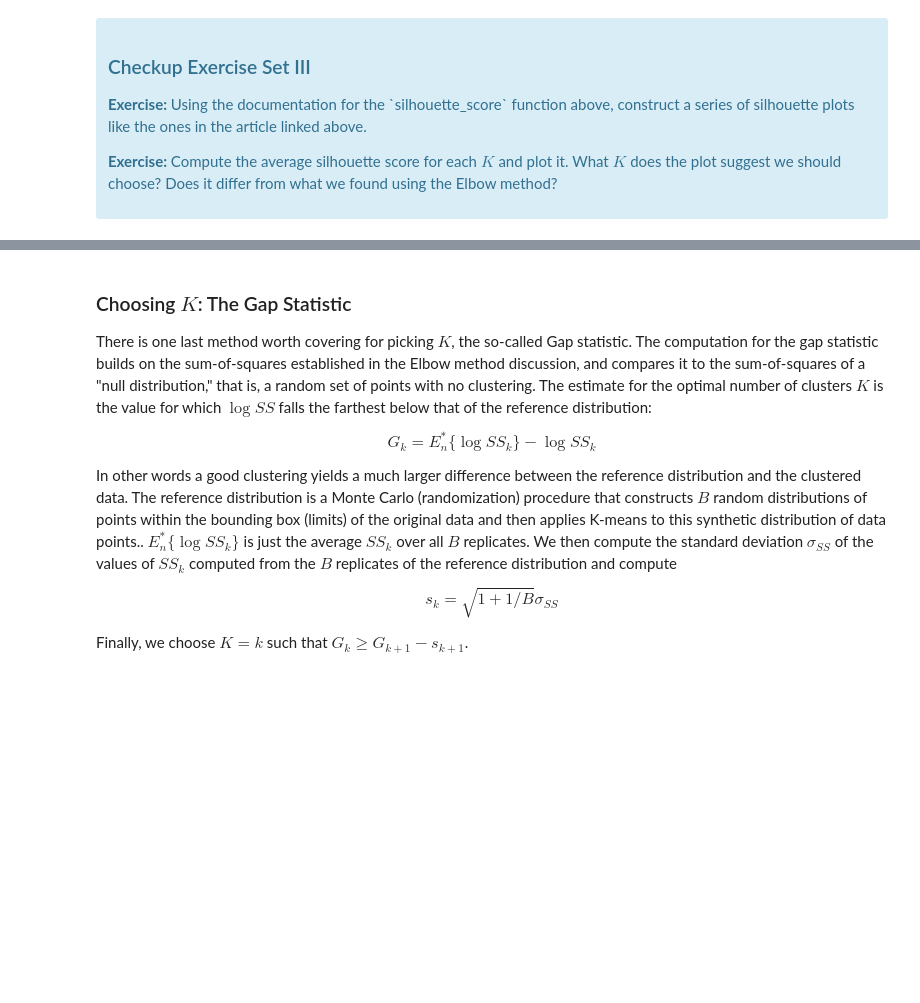
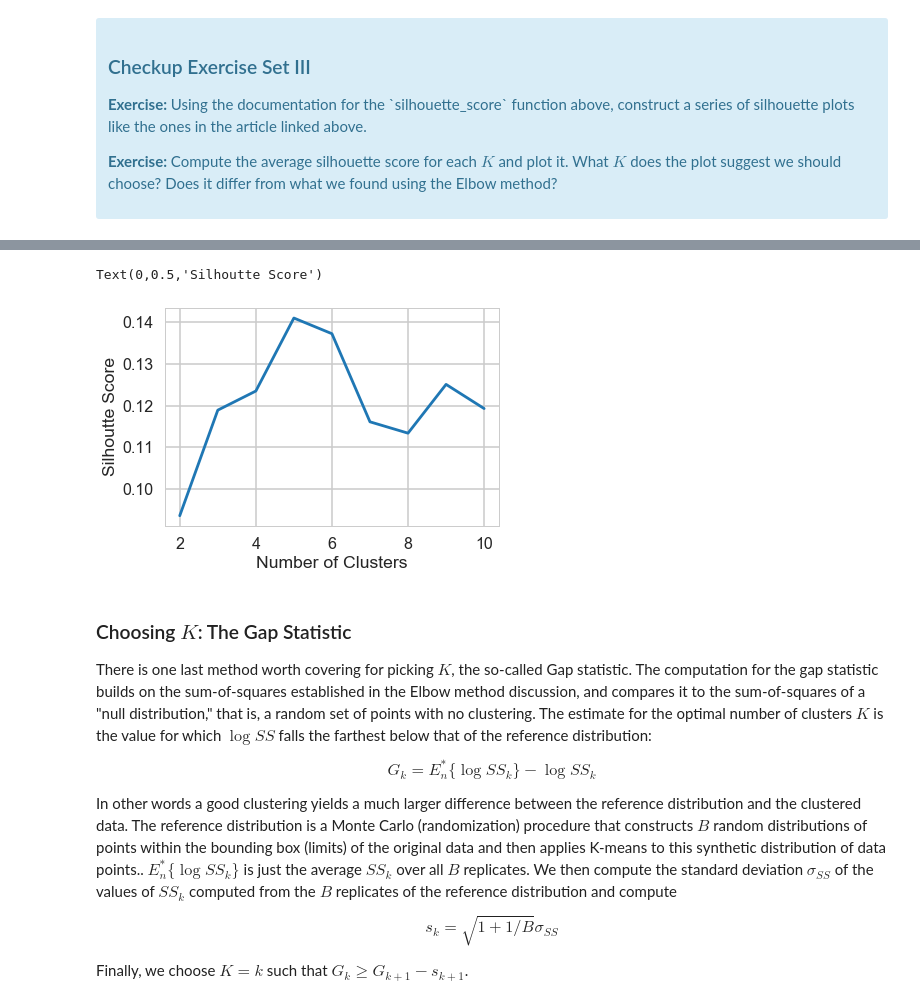
Before and after one commit to Eric-Ens/Mini_projects, a Jupyter notebook: Mini_Project_Clustering.ipynb, the cells around one changed output, grey strips where cells are left out. Cells and saved outputs as stored; diff of their text form; code cells hidden in the pictures; blank space fills up the shorter version.

```diff
--- a/Mini_Project_Clustering.ipynb
+++ b/Mini_Project_Clustering.ipynb
@@ -199,3 +274,10 @@ Fortunately, scikit-learn provides a function to compute this for us (phew!) cal
+# %%
+plt.plot(range(2,11),silhouette_scores)
+plt.xlabel('Number of Clusters')
+plt.ylabel('Silhoutte Score')
+# %% [output]
+Text(0,0.5,'Silhoutte Score')
+[figure, added]
 # %% [markdown]
 ### Choosing $K$: The Gap Statistic
 
```
Also changed, not shown: parts of 10 cells of this notebook.
